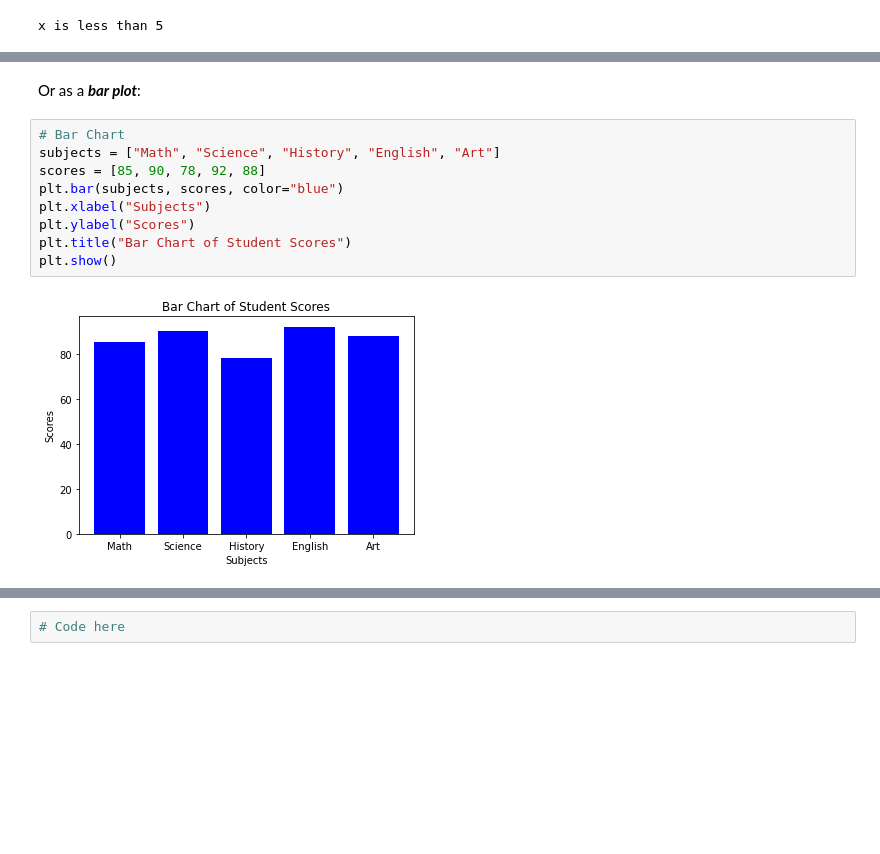
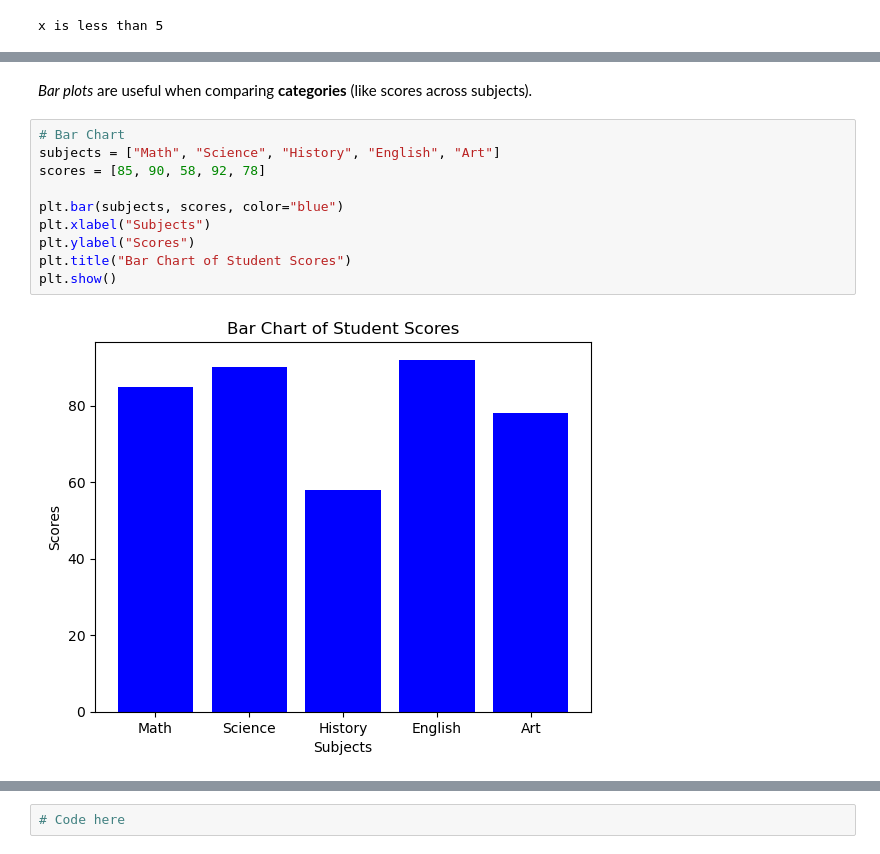
Before and after one commit to matonoli/discoverschool-python, a Jupyter notebook: discover2023_1.ipynb, the cells around one changed output, grey strips where cells are left out. Saved outputs shown, nothing was run; the diff lists cells and outputs as text; blank space fills up the shorter version.

```diff
--- a/discover2023_1.ipynb
+++ b/discover2023_1.ipynb
@@ -169,16 +264,17 @@ plt.show()
 # %% [markdown]
-Or as a __*bar plot*__:
+*Bar plots* are useful when comparing **categories** (like scores across subjects).
 # %%
 # Bar Chart
 subjects = ["Math", "Science", "History", "English", "Art"]
-scores = [85, 90, 78, 92, 88]
+scores = [85, 90, 58, 92, 78]
+
 plt.bar(subjects, scores, color="blue")
 plt.xlabel("Subjects")
 plt.ylabel("Scores")
 plt.title("Bar Chart of Student Scores")
 plt.show()
 # %% [output]
-[figure, old version]
+[figure, new version]
 # %% [markdown]
 # Exercises
 Now try to code the following tasks:
```
Also changed, not shown: parts of 39 cells of this notebook.
